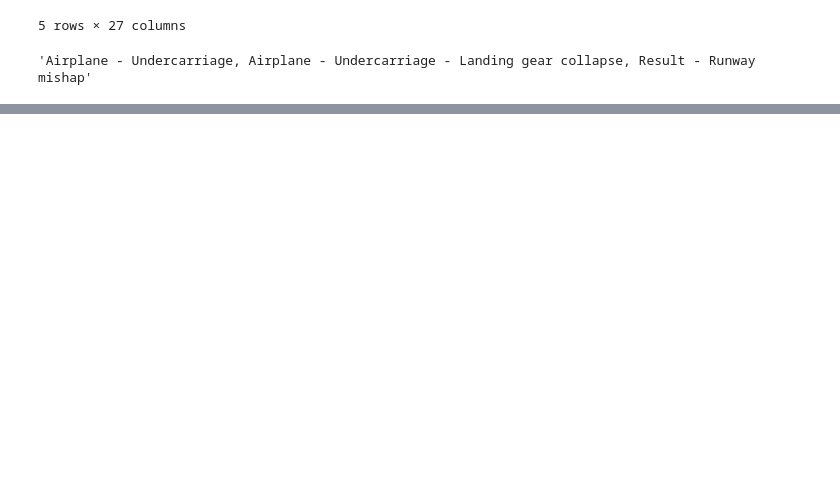
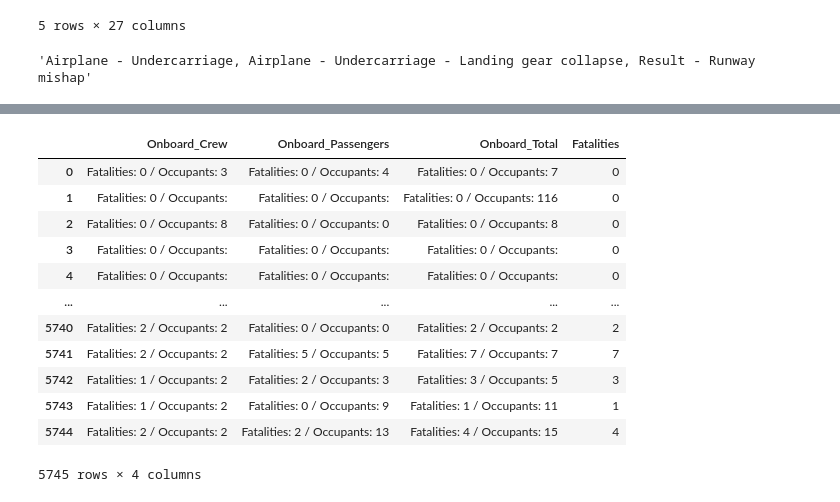
Before and after one commit to claudiaelliotwilson/aviation_incident_analysis, a Jupyter notebook: Aircraft_Incident_analysis.ipynb, the cells around one changed output, grey strips where cells are left out. Drawn from its saved outputs; the diff is of its cells as text; code cells hidden in the pictures; blank space fills up the shorter version.

Commit message:
Data cleaning and feature engineering for analysis

```diff
--- a/Aircraft_Incident_analysis.ipynb
+++ b/Aircraft_Incident_analysis.ipynb
@@ -234,0 +275,3 @@ df_clean['Incident_Cause(es)'][1]
+# %%
+df_clean['Aircraft_AgeAtIncident'] = df_clean['Aircaft_First_Flight'].str[:4].astype(int)
+df_clean['Aircraft_AgeAtIncident']
@@ -234,0 +291,3 @@ df_clean['Incident_Cause(es)'][1]
+# %%
+df_clean['Aircraft_AgeAtIncident'] = df_clean['Year'] - df_clean['Aircraft_AgeAtIncident']
+df_clean['Aircraft_AgeAtIncident']
@@ -234,0 +317,3 @@ df_clean['Incident_Cause(es)'][1]
+# %%
+#Not sure what Arit is but it has the same data as the Incident_Date column. dropping it
+df_clean = df_clean.drop(columns = 'Arit')
@@ -234,0 +367,18 @@ df_clean['Incident_Cause(es)'][1]
+# %%
+# now for the onboard numbers. Let's have a look again at how they're set up
+
+df_clean[['Onboard_Crew', 'Onboard_Passengers', 'Onboard_Total', 'Fatalities']]
+# %% [output]
+|  | Onboard_Crew | Onboard_Passengers | Onboard_Total | Fatalities |
+| 0 | Fatalities: 0 / Occupants: 3 | Fatalities: 0 / Occupants: 4 | Fatalities: 0 / Occupants: 7 | 0 |
+| 1 | Fatalities: 0 / Occupants: | Fatalities: 0 / Occupants: | Fatalities: 0 / Occupants: 116 | 0 |
+| 2 | Fatalities: 0 / Occupants: 8 | Fatalities: 0 / Occupants: 0 | Fatalities: 0 / Occupants: 8 | 0 |
+| 3 | Fatalities: 0 / Occupants: | Fatalities: 0 / Occupants: | Fatalities: 0 / Occupants: | 0 |
+| 4 | Fatalities: 0 / Occupants: | Fatalities: 0 / Occupants: | Fatalities: 0 / Occupants: | 0 |
+| ... | ... | ... | ... | ... |
+| 5740 | Fatalities: 2 / Occupants: 2 | Fatalities: 0 / Occupants: 0 | Fatalities: 2 / Occupants: 2 | 2 |
+| 5741 | Fatalities: 2 / Occupants: 2 | Fatalities: 5 / Occupants: 5 | Fatalities: 7 / Occupants: 7 | 7 |
+| 5742 | Fatalities: 1 / Occupants: 2 | Fatalities: 2 / Occupants: 3 | Fatalities: 3 / Occupants: 5 | 3 |
+| 5743 | Fatalities: 1 / Occupants: 2 | Fatalities: 0 / Occupants: 9 | Fatalities: 1 / Occupants: 11 | 1 |
+| 5744 | Fatalities: 2 / Occupants: 2 | Fatalities: 2 / Occupants: 13 | Fatalities: 4 / Occupants: 15 | 4 |
+5745 rows × 4 columns
```
Also changed, not shown: parts of 19 cells of this notebook.
